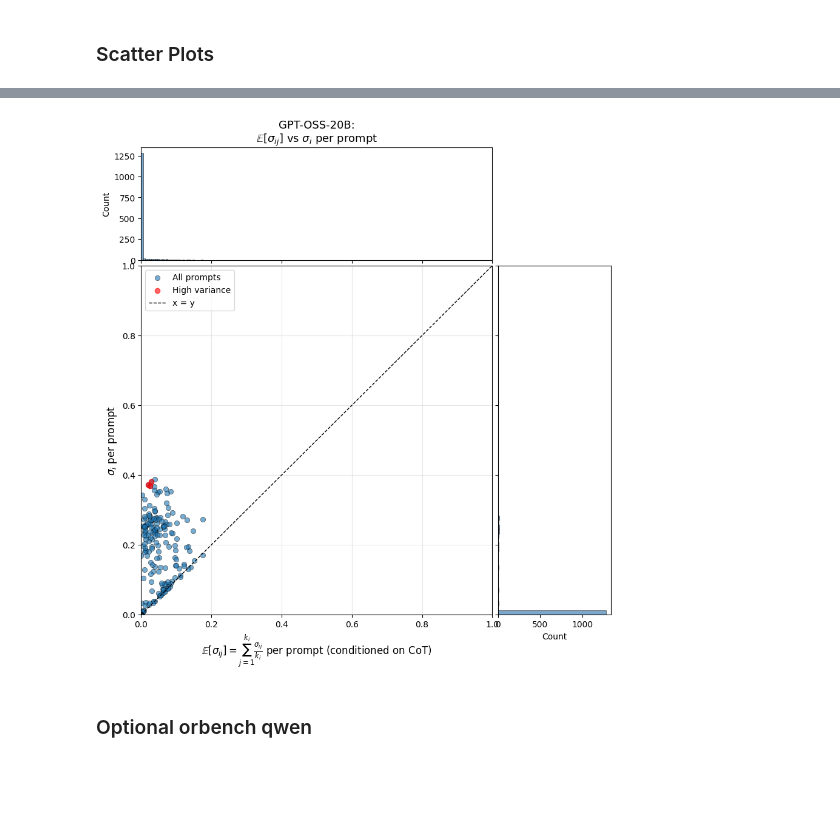
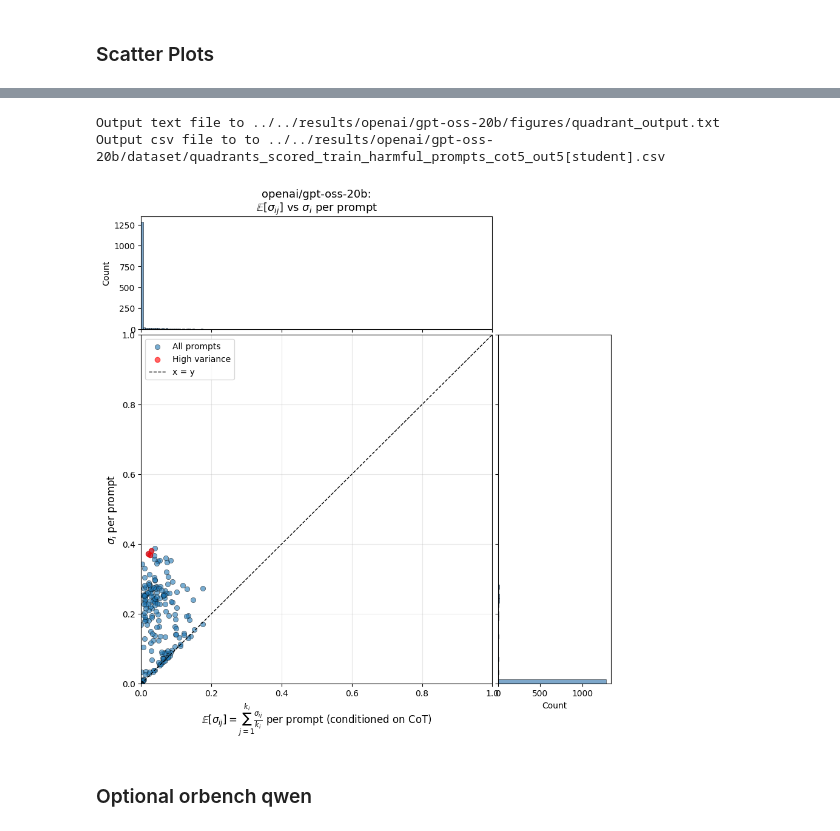
Before and after one commit to kureha-yamaguchi/reasoning-manipulation, a Jupyter notebook: utils/heuristic/compute_stats.ipynb, the cells around one changed output, grey strips where cells are left out. Drawn from its saved outputs; the diff is of its cells as text; code cells hidden in the pictures; blank space fills up the shorter version.

```diff
--- a/utils/heuristic/compute_stats.ipynb
+++ b/utils/heuristic/compute_stats.ipynb
@@ -555,12 +608,15 @@ plot_scatter(model_name, x_data, y_data, quadrant_points)
 # %%
-model_name = "GPT-OSS-20B"
+model_name = "openai/gpt-oss-20b"
 x_data = per_prompt_avgs_gpt
 y_data = std_devs_i_gpt
 quadrant_points = find_quadrant(scored_rows_gpt)
+save_quadrant_to_file(model_name, quadrant_points)
 
 plot_scatter(model_name, x_data, y_data, quadrant_points)
 # %% [output]
+Output text file to ../../results/openai/gpt-oss-20b/figures/quadrant_output.txt
+Output csv file to to ../../results/openai/gpt-oss-20b/dataset/quadrants_scored_train_harmful_prompts_cot5_out5[student].csv
-[figure, old version]
+[figure, new version]
 # %% [markdown]
 ### Optional orbench qwen
 # %%
```
Also changed, not shown: parts of 4 cells of this notebook.
